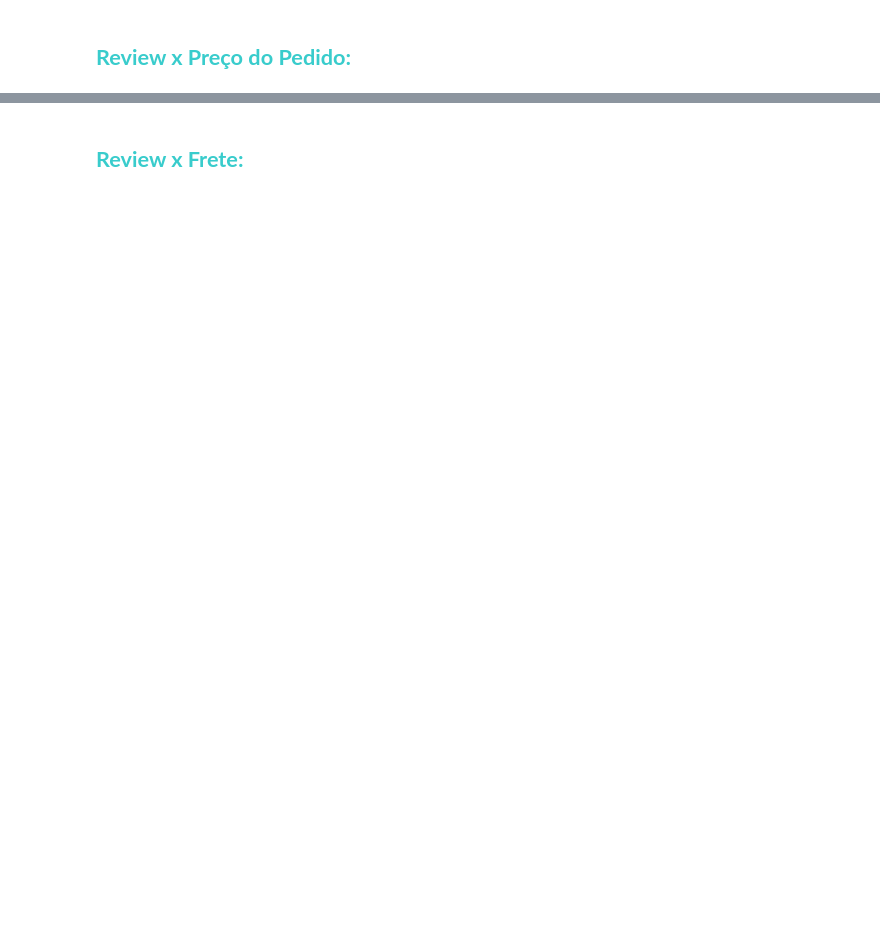
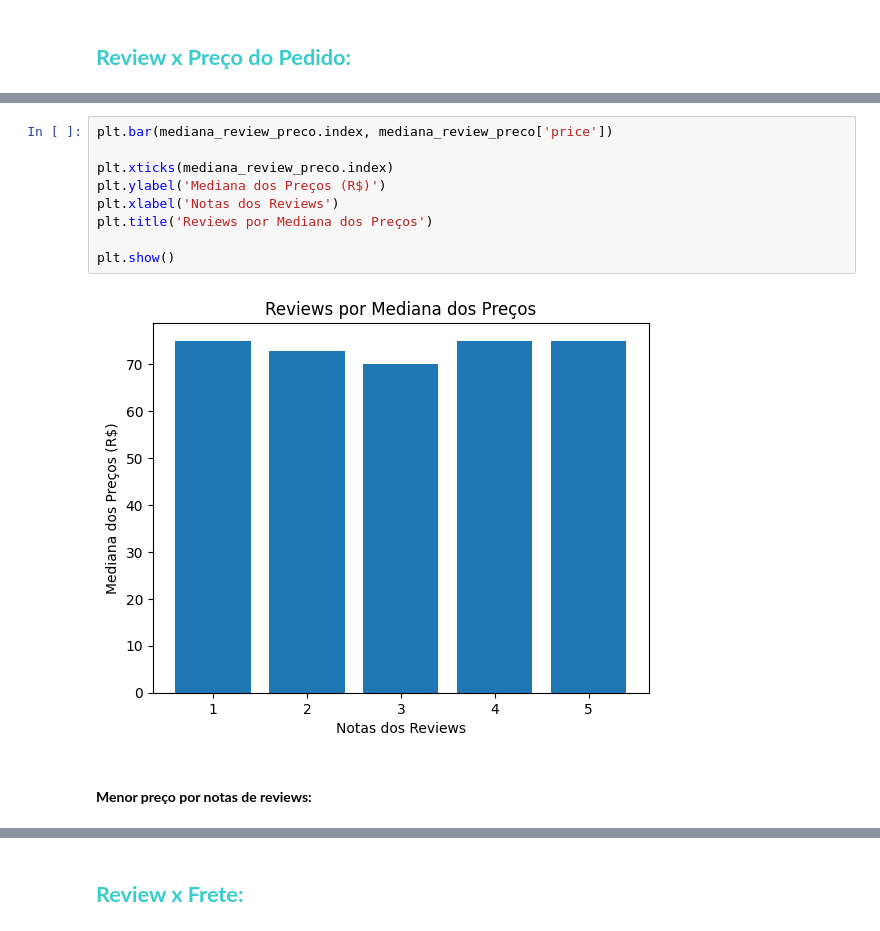
Before and after one commit to Brenno-Kenji/consumer-feedback-analysis, a Jupyter notebook: notebooks/main.ipynb, the cells around one changed output, grey strips where cells are left out. Drawn from its saved outputs; the diff is of its cells as text; blank space fills up the shorter version.

Commit message:
mes03 - realizado análise descritiva 01
- foi realizado a análise descritiva entre a relação das variáveis "review_score" e "price".

```diff
--- a/notebooks/main.ipynb
+++ b/notebooks/main.ipynb
@@ -791,0 +900,13 @@ visualizar_tabela(olist_order_items_dataset)
+# %%
+plt.bar(mediana_review_preco.index, mediana_review_preco['price'])
+
+plt.xticks(mediana_review_preco.index)
+plt.ylabel('Mediana dos Preços (R$)')
+plt.xlabel('Notas dos Reviews')
+plt.title('Reviews por Mediana dos Preços')
+
+plt.show()
+# %% [output]
+[figure, added]
+# %% [markdown]
+#### <span style = 'color: FFFFFF'> **Menor preço por notas de reviews:** </span>
```
Also changed, not shown: parts of 46 cells of this notebook.
